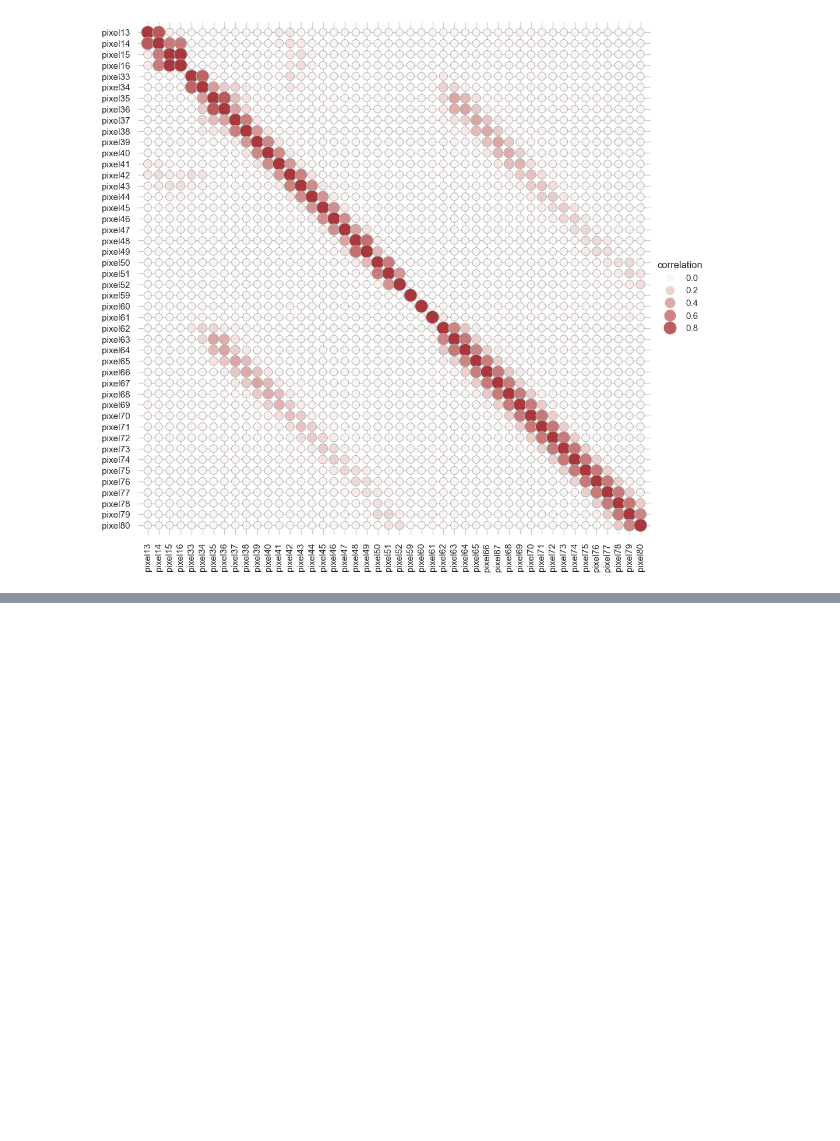
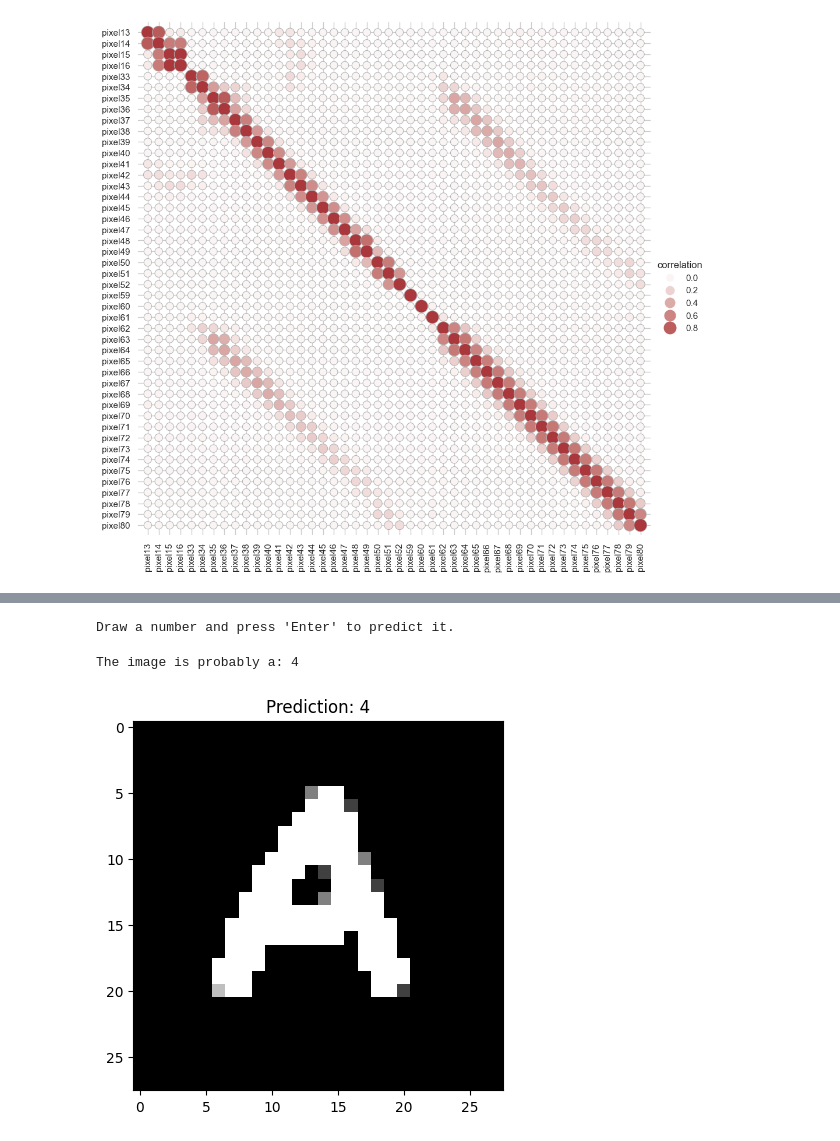
Before and after one commit to danacreyes/NeuralNetwork-2024, a Jupyter notebook: Extra.ipynb, the cells around one changed output, grey strips where cells are left out. Saved outputs shown, nothing was run; the diff lists cells and outputs as text; code cells hidden in the pictures; blank space fills up the shorter version.

```diff
--- a/Extra.ipynb
+++ b/Extra.ipynb
@@ -259,0 +320,73 @@ plt.show()
+# %%
+import matplotlib.pyplot as plt # type: ignore
+import numpy as np # type: ignore
+import cv2 # type: ignore
+
+# Create a window for drawing
+drawing = False  # Controls the drawing state
+last_point = None  # Stores the last point drawn
+
+def mouse_callback(event, x, y, flags, param):
+    global drawing, last_point
+    if event == cv2.EVENT_LBUTTONDOWN:
+        drawing = True
+        last_point = (x, y)
+    elif event == cv2.EVENT_MOUSEMOVE:
+        if drawing:
+            cv2.line(canvas, last_point, (x, y), (255, 255, 255), 30)  # Draw with a thickness of 30, in white
+            last_point = (x, y)
+    elif event == cv2.EVENT_LBUTTONUP:
+        drawing = False
+        last_point = None
+
+# Create a black image of 200x200 pixels
+canvas = np.zeros((200, 200), dtype=np.uint8)  # uint8 ranges from 0 to 255 (1 byte)
+
+# Create a window and register the mouse callback
+cv2.namedWindow("Drawing Window")  # Define the window
+cv2.setMouseCallback("Drawing Window", mouse_callback)  # Associate the window with the function
+
+print("Draw a number and press 'Enter' to predict it.")
+
+while True:
+    cv2.imshow("Drawing Window", canvas)  # Show the window
+    key = cv2.waitKey(1) & 0xFF  # Check if a key is pressed and get its code between 0 and 255
+    if key == 13:  # Enter key
+        break
+    elif key == 27:  # Escape key
+        canvas.fill(0)  # Clear the canvas
+
+cv2.destroyAllWindows()
+
+# Function to preprocess the drawn image
+def preprocess_image(img):
+    # Resize the image to 20x20
+    img_resized = cv2.resize(img, (20, 20))
+
+    # Create a new canvas of 28x28 pixels
+    img_with_border = np.zeros((28, 28), dtype=np.uint8)
+
+    # Place the resized image in the center of the new image
+    img_with_border[4:24, 4:24] = img_resized
+
+    img_with_border = img_with_border / 255.0  # Normalize to 0-1
+    img_with_border = img_with_border.flatten()  # Flatten the image to a vector of 784 elements
+    return img_with_border
+
+# Process the drawn image
+processed_image = preprocess_image(canvas)
+processed_image = processed_image.reshape(1, -1)  # Change to the correct shape (1, 784)
+
+# Make prediction using the trained model
+prediction = mlp.predict(processed_image)
+
+print(f"The image is probably a: {prediction[0]}")
+
+# Show the image
+plt.imshow(processed_image.reshape(28, 28), cmap="gray")
+plt.title(f"Prediction: {prediction[0]}")
+plt.show()
+# %% [output]
+Draw a number and press 'Enter' to predict it.
+The image is probably a: 4
+[figure, added]
```
Also changed, not shown: parts of 3 cells of this notebook, 3 other files.
